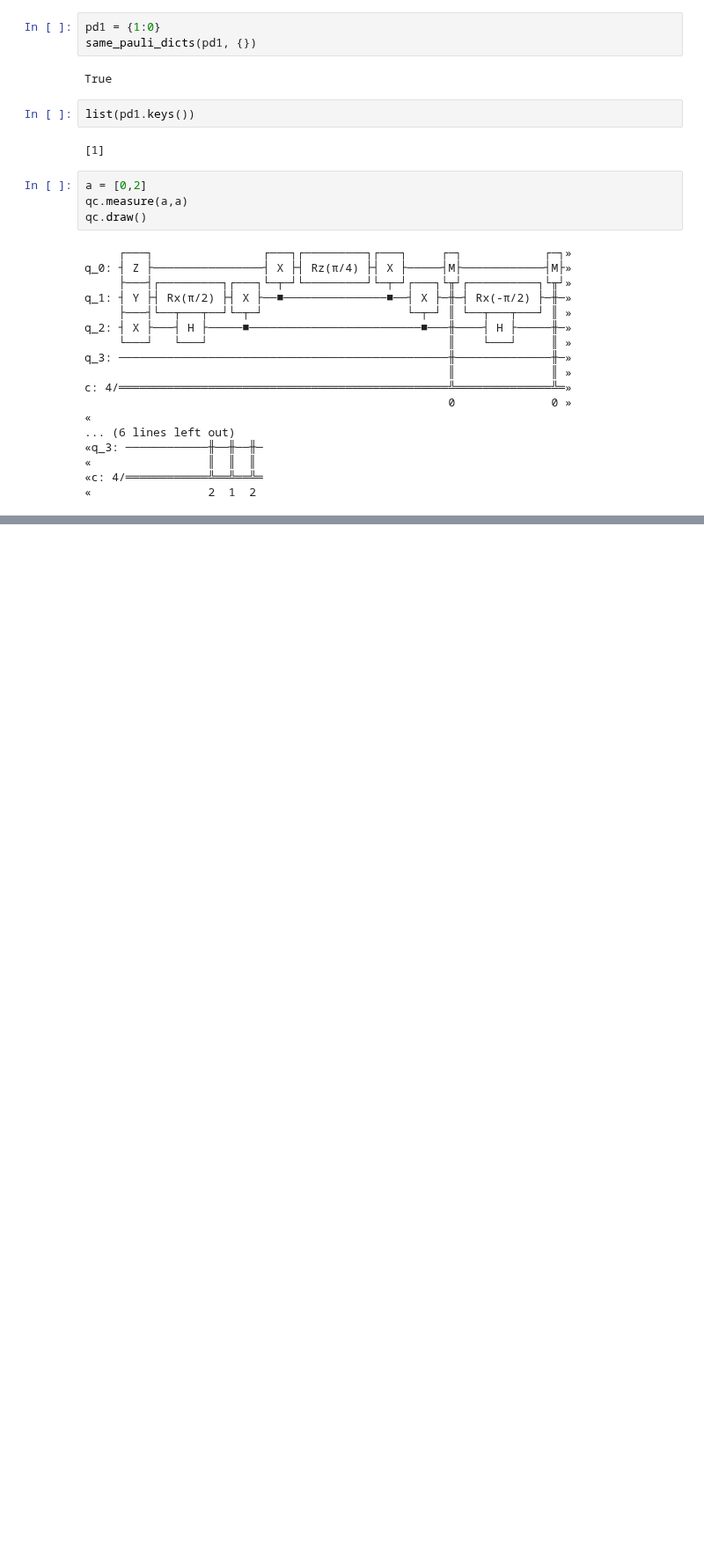
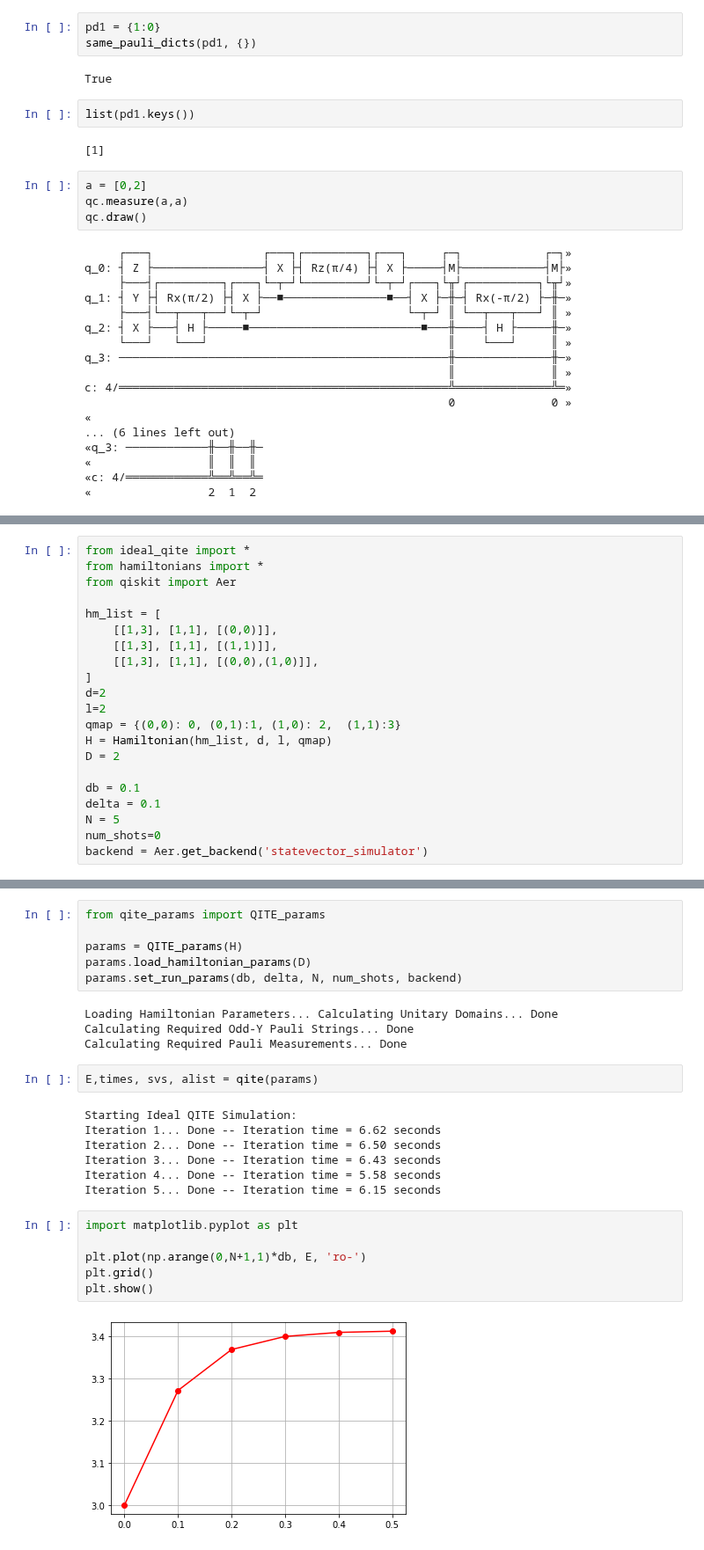
Before and after one commit to KnightShuffler/Quantum-Non-Unitary-Time-Evolution-Public-, a Jupyter notebook: Testing new code.ipynb, the cells around one changed output, grey strips where cells are left out. Shown at 88% size. Saved outputs shown, nothing was run; the diff lists cells and outputs as text; blank space fills up the shorter version.

```diff
--- a/Testing new code.ipynb
+++ b/Testing new code.ipynb
@@ -362,0 +401,21 @@ measure_energy(params, sv)
+# %%
+from ideal_qite import *
+from hamiltonians import *
+from qiskit import Aer
+
+hm_list = [
+    [[1,3], [1,1], [(0,0)]],
+    [[1,3], [1,1], [(1,1)]],
+    [[1,3], [1,1], [(0,0),(1,0)]],
+]
+d=2
+l=2
+qmap = {(0,0): 0, (0,1):1, (1,0): 2,  (1,1):3}
+H = Hamiltonian(hm_list, d, l, qmap)
+D = 2
+
+db = 0.1
+delta = 0.1
+N = 5
+num_shots=0
+backend = Aer.get_backend('statevector_simulator')
@@ -362,0 +429,27 @@ measure_energy(params, sv)
+# %%
+from qite_params import QITE_params
+
+params = QITE_params(H)
+params.load_hamiltonian_params(D)
+params.set_run_params(db, delta, N, num_shots, backend)
+# %% [output]
+Loading Hamiltonian Parameters... Calculating Unitary Domains... Done
+Calculating Required Odd-Y Pauli Strings... Done
+Calculating Required Pauli Measurements... Done
+# %%
+E,times, svs, alist = qite(params)
+# %% [output]
+Starting Ideal QITE Simulation:
+Iteration 1... Done -- Iteration time = 6.62 seconds
+Iteration 2... Done -- Iteration time = 6.50 seconds
+Iteration 3... Done -- Iteration time = 6.43 seconds
+Iteration 4... Done -- Iteration time = 5.58 seconds
+Iteration 5... Done -- Iteration time = 6.15 seconds
+# %%
+import matplotlib.pyplot as plt
+
+plt.plot(np.arange(0,N+1,1)*db, E, 'ro-')
+plt.grid()
+plt.show()
+# %% [output]
+[figure, added]
```
Also changed, not shown: parts of 7 cells of this notebook.
